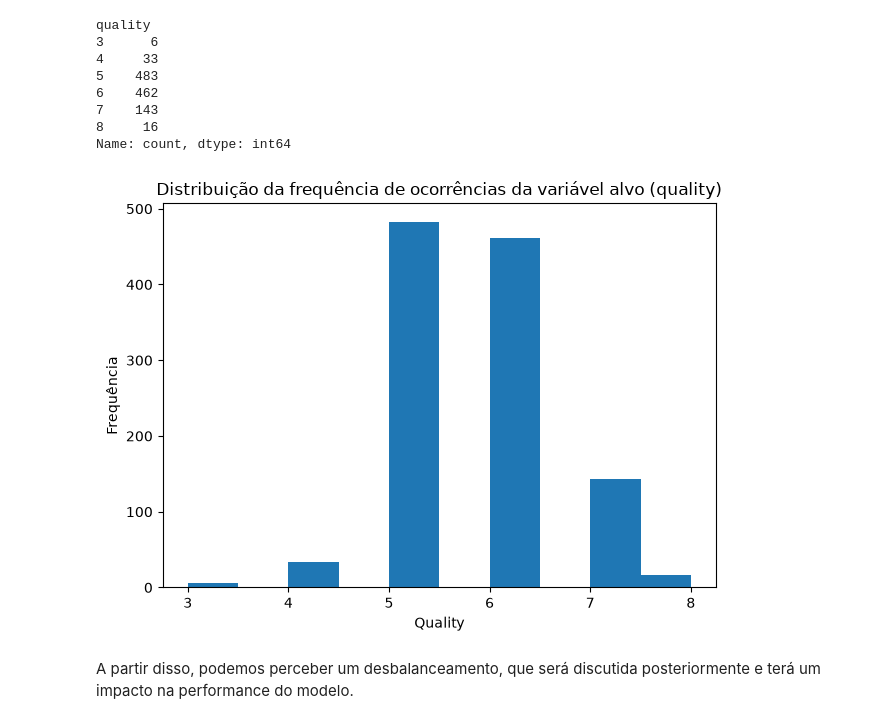
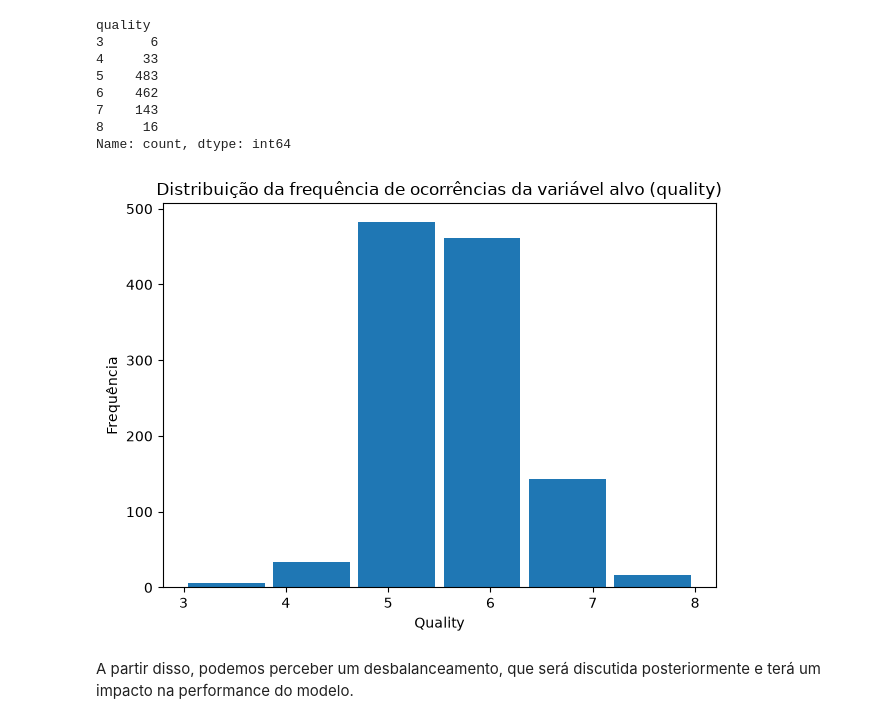
Before and after one commit to luiseduaardo/ml-ds, a Jupyter notebook: supervised-learning/knn/knn.ipynb, the cells around one changed output. Cells and saved outputs as stored; diff of their text form; code cells hidden in the pictures.

```diff
--- a/supervised-learning/knn/knn.ipynb
+++ b/supervised-learning/knn/knn.ipynb
@@ -81,15 +81,15 @@ quality
 Name: count, dtype: int64
 # %%
 # Histograma da variável alvo para visualização da distribuição
-plt.hist(x=df['quality'])
+plt.hist(x=df['quality'], bins=6, rwidth=0.9)
 
 plt.title('Distribuição da frequência de ocorrências da variável alvo (quality)')
 plt.xlabel('Quality')
 plt.ylabel('Frequência')
 
 plt.tight_layout()
 plt.show()
 # %% [output]
-[figure, old version]
+[figure, new version]
 # %% [markdown]
 A partir disso, podemos perceber um desbalanceamento, que será discutida posteriormente e terá um impacto na performance do modelo.
```
Also changed, not shown: parts of 2 cells of this notebook.
